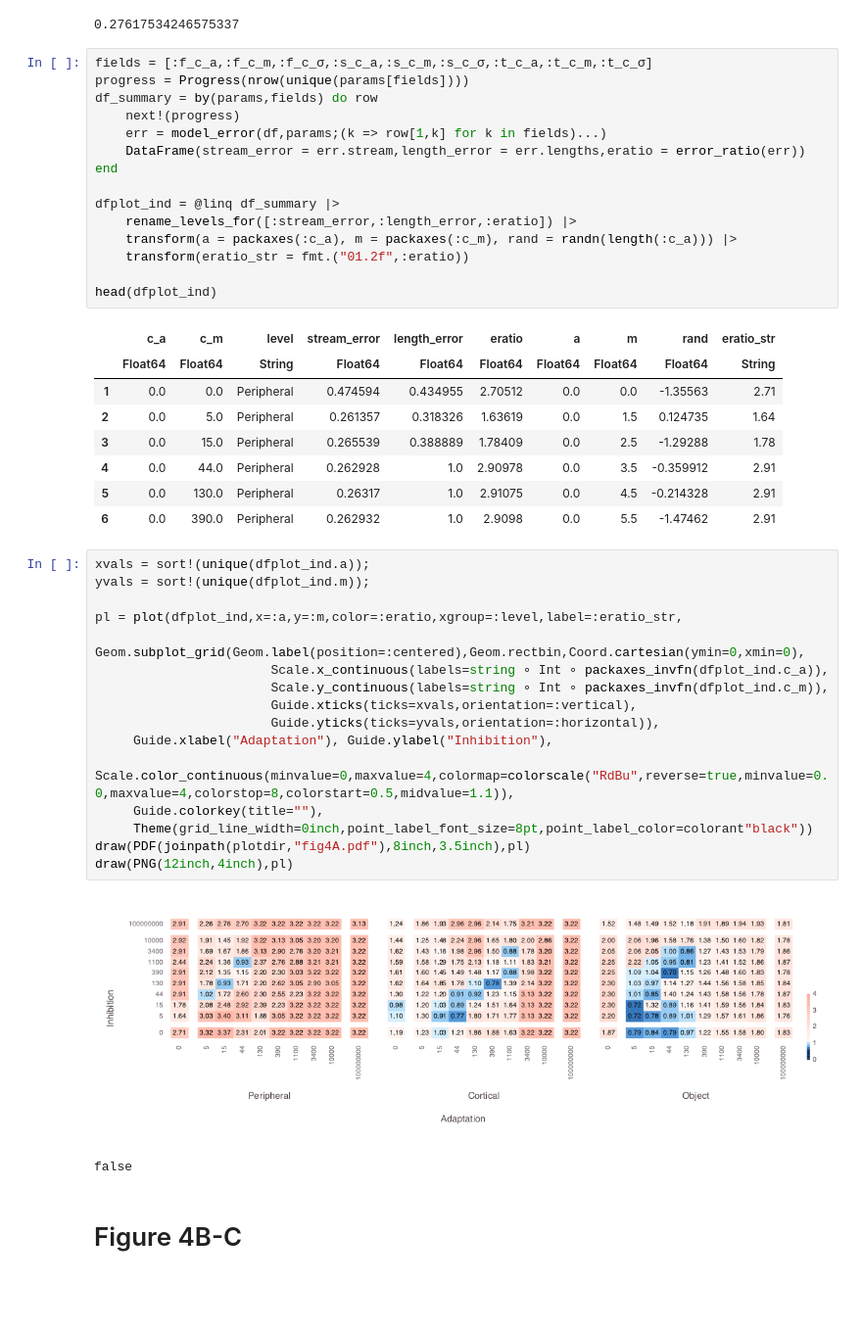
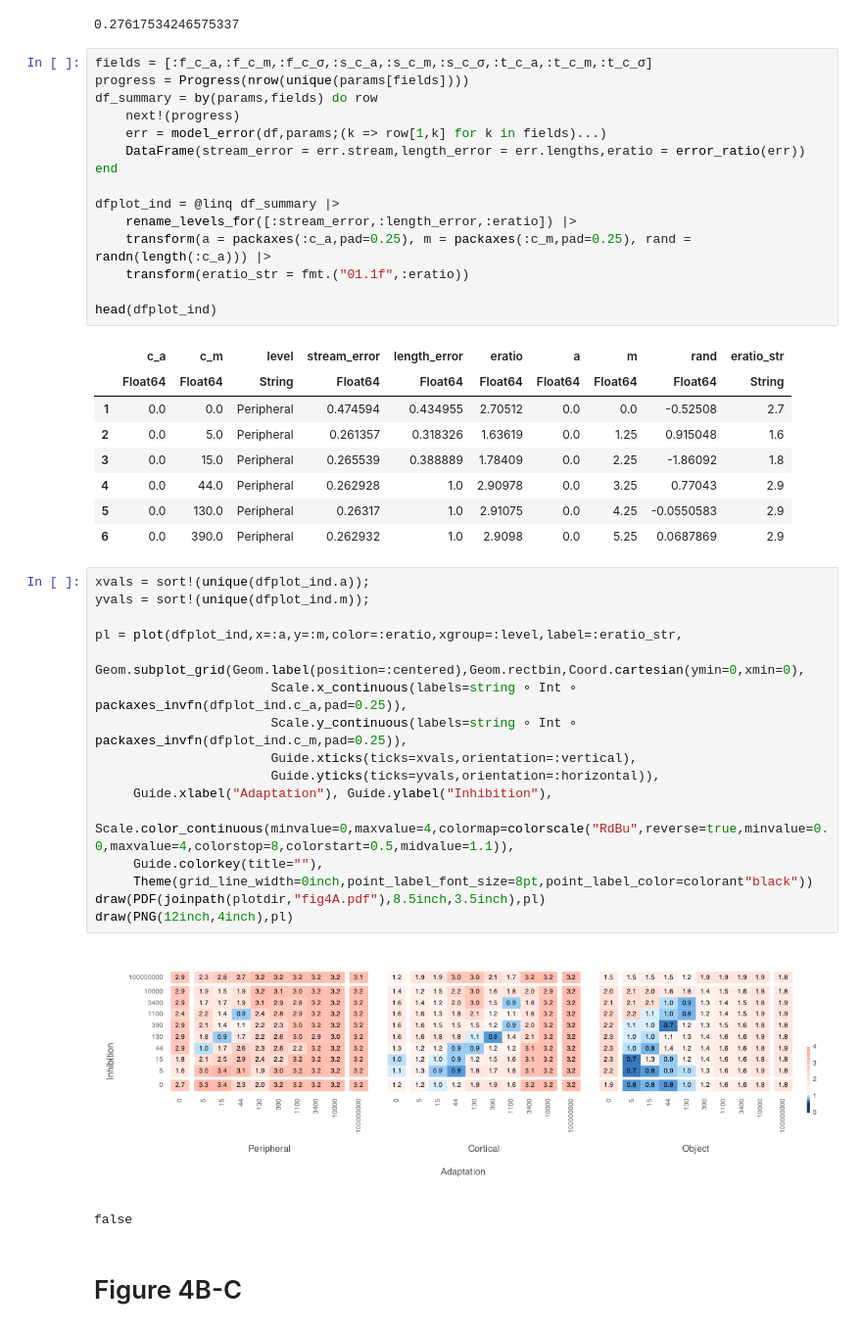
Before and after one commit to haberdashPI/bistable, a Jupyter notebook: notebooks/Figures 3-4.ipynb, the cells around one changed output. Shown at 98% size. Cells and saved outputs as stored; diff of their text form; blank space fills up the shorter version.

Commit message:
Figure cleanup for 3-5

```diff
--- a/notebooks/Figures 3-4.ipynb
+++ b/notebooks/Figures 3-4.ipynb
@@ -95,37 +95,37 @@ end
 
 dfplot_ind = @linq df_summary |>
     rename_levels_for([:stream_error,:length_error,:eratio]) |>
-    transform(a = packaxes(:c_a), m = packaxes(:c_m), rand = randn(length(:c_a))) |>
-    transform(eratio_str = fmt.("01.2f",:eratio))
+    transform(a = packaxes(:c_a,pad=0.25), m = packaxes(:c_m,pad=0.25), rand = randn(length(:c_a))) |>
+    transform(eratio_str = fmt.("01.1f",:eratio))
 
 head(dfplot_ind)
 # %% [output]
 |  | c_a | c_m | level | stream_error | length_error | eratio | a | m | rand | eratio_str |
 |  | Float64 | Float64 | String | Float64 | Float64 | Float64 | Float64 | Float64 | Float64 | String |
-| 1 | 0.0 | 0.0 | Peripheral | 0.474594 | 0.434955 | 2.70512 | 0.0 | 0.0 | -1.35563 | 2.71 |
-| 2 | 0.0 | 5.0 | Peripheral | 0.261357 | 0.318326 | 1.63619 | 0.0 | 1.5 | 0.124735 | 1.64 |
-| 3 | 0.0 | 15.0 | Peripheral | 0.265539 | 0.388889 | 1.78409 | 0.0 | 2.5 | -1.29288 | 1.78 |
-| 4 | 0.0 | 44.0 | Peripheral | 0.262928 | 1.0 | 2.90978 | 0.0 | 3.5 | -0.359912 | 2.91 |
-| 5 | 0.0 | 130.0 | Peripheral | 0.26317 | 1.0 | 2.91075 | 0.0 | 4.5 | -0.214328 | 2.91 |
-| 6 | 0.0 | 390.0 | Peripheral | 0.262932 | 1.0 | 2.9098 | 0.0 | 5.5 | -1.47462 | 2.91 |
+| 1 | 0.0 | 0.0 | Peripheral | 0.474594 | 0.434955 | 2.70512 | 0.0 | 0.0 | -0.52508 | 2.7 |
+| 2 | 0.0 | 5.0 | Peripheral | 0.261357 | 0.318326 | 1.63619 | 0.0 | 1.25 | 0.915048 | 1.6 |
+| 3 | 0.0 | 15.0 | Peripheral | 0.265539 | 0.388889 | 1.78409 | 0.0 | 2.25 | -1.86092 | 1.8 |
+| 4 | 0.0 | 44.0 | Peripheral | 0.262928 | 1.0 | 2.90978 | 0.0 | 3.25 | 0.77043 | 2.9 |
+| 5 | 0.0 | 130.0 | Peripheral | 0.26317 | 1.0 | 2.91075 | 0.0 | 4.25 | -0.0550583 | 2.9 |
+| 6 | 0.0 | 390.0 | Peripheral | 0.262932 | 1.0 | 2.9098 | 0.0 | 5.25 | 0.0687869 | 2.9 |
 # %%
 xvals = sort!(unique(dfplot_ind.a));
 yvals = sort!(unique(dfplot_ind.m));
 
 pl = plot(dfplot_ind,x=:a,y=:m,color=:eratio,xgroup=:level,label=:eratio_str,
      Geom.subplot_grid(Geom.label(position=:centered),Geom.rectbin,Coord.cartesian(ymin=0,xmin=0),
-                       Scale.x_continuous(labels=string ∘ Int ∘ packaxes_invfn(dfplot_ind.c_a)),
-                       Scale.y_continuous(labels=string ∘ Int ∘ packaxes_invfn(dfplot_ind.c_m)),
+                       Scale.x_continuous(labels=string ∘ Int ∘ packaxes_invfn(dfplot_ind.c_a,pad=0.25)),
+                       Scale.y_continuous(labels=string ∘ Int ∘ packaxes_invfn(dfplot_ind.c_m,pad=0.25)),
                        Guide.xticks(ticks=xvals,orientation=:vertical),
                        Guide.yticks(ticks=yvals,orientation=:horizontal)),
      Guide.xlabel("Adaptation"), Guide.ylabel("Inhibition"),
      Scale.color_continuous(minvalue=0,maxvalue=4,colormap=colorscale("RdBu",reverse=true,minvalue=0.0,maxvalue=4,colorstop=8,colorstart=0.5,midvalue=1.1)),
      Guide.colorkey(title=""),
      Theme(grid_line_width=0inch,point_label_font_size=8pt,point_label_color=colorant"black"))
-draw(PDF(joinpath(plotdir,"fig4A.pdf"),8inch,3.5inch),pl)
+draw(PDF(joinpath(plotdir,"fig4A.pdf"),8.5inch,3.5inch),pl)
 draw(PNG(12inch,4inch),pl)
 # %% [output]
-[figure, old version]
+[figure, new version]
 false
 # %% [markdown]
 # Figure 4B-C
```
Also changed, not shown: parts of 1 cell of this notebook, 4 other files.
